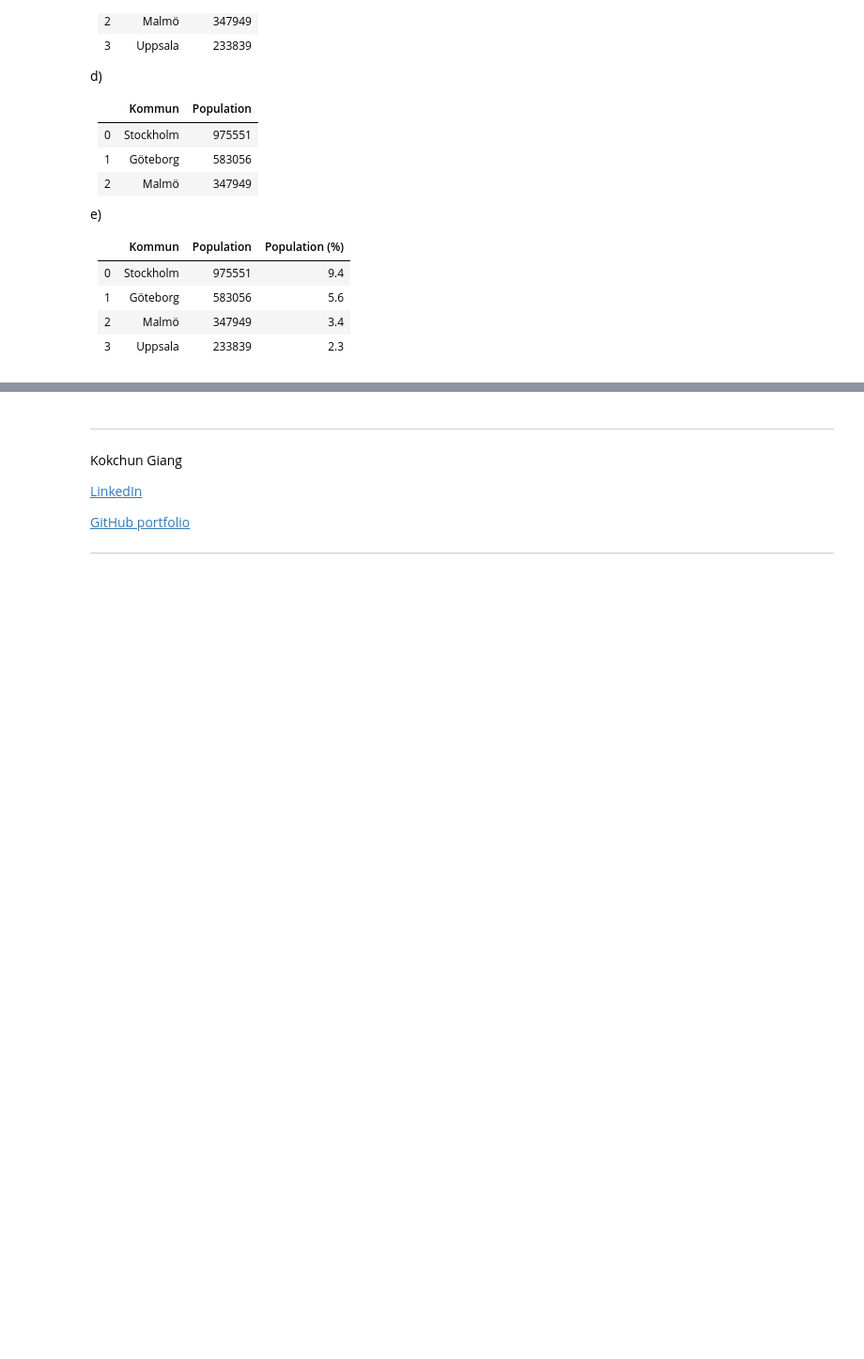
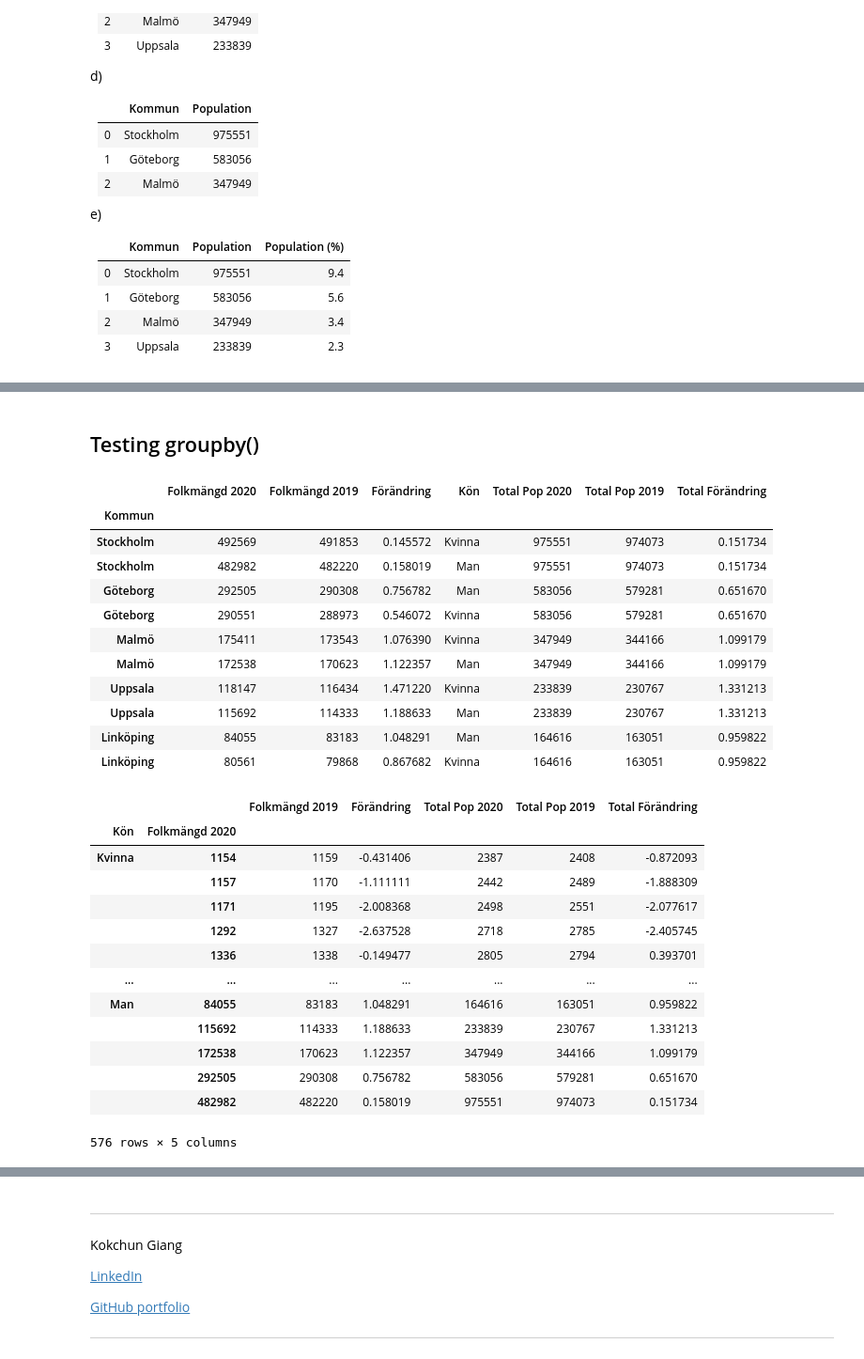
Before and after one commit to AlbotGoodman/databehandling-albot, a Jupyter notebook: Exercises/E00_pandas_basic_syntax.ipynb, the cells around one changed output, grey strips where cells are left out. Shown at 94% size. Saved outputs shown, nothing was run; the diff lists cells and outputs as text; code cells hidden in the pictures; folded sections open; blank space fills up the shorter version.

```diff
--- a/Exercises/E00_pandas_basic_syntax.ipynb
+++ b/Exercises/E00_pandas_basic_syntax.ipynb
@@ -521,3 +568,37 @@ def E00_3_h(df):
 
 pop_gro_top5 = swe.sort_values(by="Total Förändring", ascending=False).iloc[:10]
 # E00_3_h(pop_gro_top5)
+# %% [markdown]
+## Testing groupby()
+# %%
+display(swe.head(10))
+test = swe.groupby("Kön")["Folkmängd 2020"]
+test = swe.groupby(["Kön", "Folkmängd 2020"]).sum()
+display(test)
+# %% [output]
+|  | Folkmängd 2020 | Folkmängd 2019 | Förändring | Kön | Total Pop 2020 | Total Pop 2019 | Total Förändring |
+| Kommun |  |  |  |  |  |  |  |
+| Stockholm | 492569 | 491853 | 0.145572 | Kvinna | 975551 | 974073 | 0.151734 |
+| Stockholm | 482982 | 482220 | 0.158019 | Man | 975551 | 974073 | 0.151734 |
+| Göteborg | 292505 | 290308 | 0.756782 | Man | 583056 | 579281 | 0.651670 |
+| Göteborg | 290551 | 288973 | 0.546072 | Kvinna | 583056 | 579281 | 0.651670 |
+| Malmö | 175411 | 173543 | 1.076390 | Kvinna | 347949 | 344166 | 1.099179 |
+| Malmö | 172538 | 170623 | 1.122357 | Man | 347949 | 344166 | 1.099179 |
+| Uppsala | 118147 | 116434 | 1.471220 | Kvinna | 233839 | 230767 | 1.331213 |
+| Uppsala | 115692 | 114333 | 1.188633 | Man | 233839 | 230767 | 1.331213 |
+| Linköping | 84055 | 83183 | 1.048291 | Man | 164616 | 163051 | 0.959822 |
+| Linköping | 80561 | 79868 | 0.867682 | Kvinna | 164616 | 163051 | 0.959822 |
+|  |  | Folkmängd 2019 | Förändring | Total Pop 2020 | Total Pop 2019 | Total Förändring |
+| Kön | Folkmängd 2020 |  |  |  |  |  |
+| Kvinna | 1154 | 1159 | -0.431406 | 2387 | 2408 | -0.872093 |
+|  | 1157 | 1170 | -1.111111 | 2442 | 2489 | -1.888309 |
+|  | 1171 | 1195 | -2.008368 | 2498 | 2551 | -2.077617 |
+|  | 1292 | 1327 | -2.637528 | 2718 | 2785 | -2.405745 |
+|  | 1336 | 1338 | -0.149477 | 2805 | 2794 | 0.393701 |
+| ... | ... | ... | ... | ... | ... | ... |
+| Man | 84055 | 83183 | 1.048291 | 164616 | 163051 | 0.959822 |
+|  | 115692 | 114333 | 1.188633 | 233839 | 230767 | 1.331213 |
+|  | 172538 | 170623 | 1.122357 | 347949 | 344166 | 1.099179 |
+|  | 292505 | 290308 | 0.756782 | 583056 | 579281 | 0.651670 |
+|  | 482982 | 482220 | 0.158019 | 975551 | 974073 | 0.151734 |
+576 rows × 5 columns
```
Also changed, not shown: parts of 3 cells of this notebook, 4 other files.
